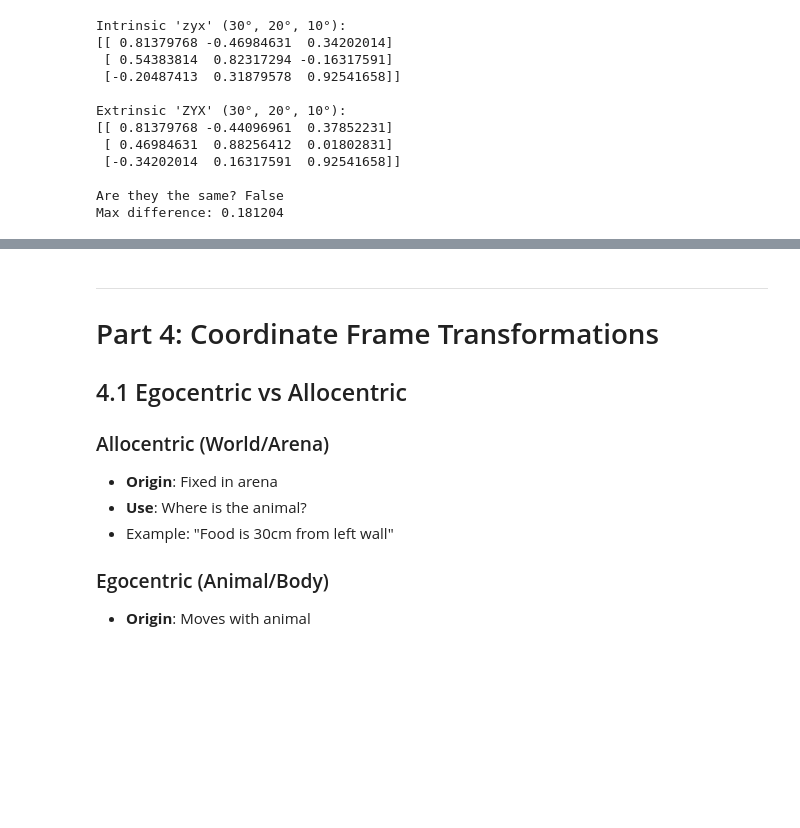
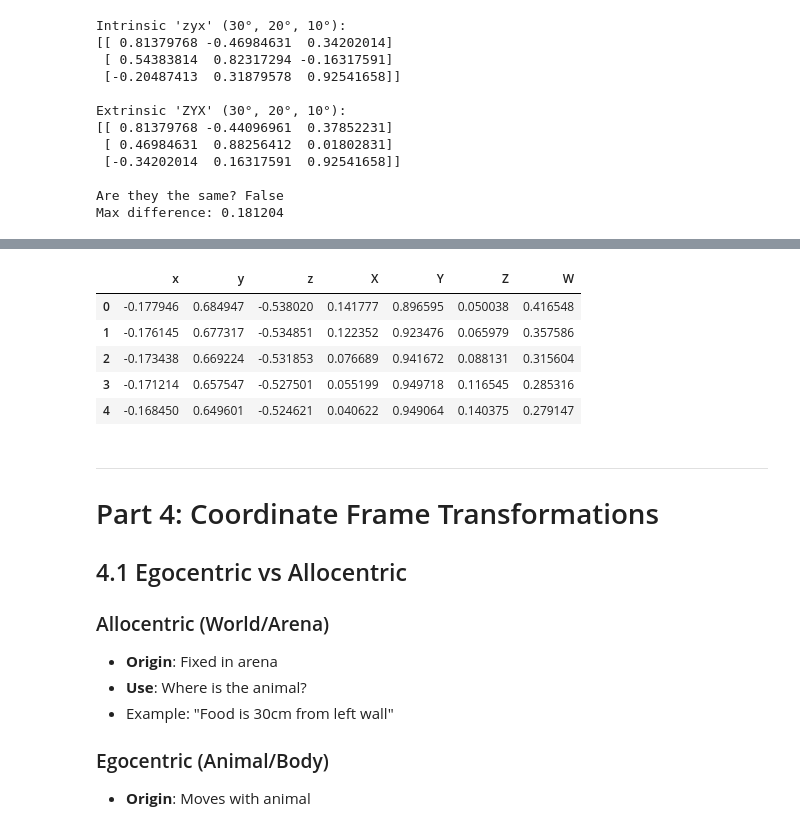
Before and after one commit to miaowangcissy/animal_behavior_analysis_in_python, a Jupyter notebook: day1_foundations/Day1_2_Rotation_Animal_Tracking.ipynb, the cells around one changed output, grey strips where cells are left out. Saved outputs shown, nothing was run; the diff lists cells and outputs as text; code cells hidden in the pictures; blank space fills up the shorter version.

Commit message:
add rotation test

```diff
--- a/day1_foundations/Day1_2_Rotation_Animal_Tracking.ipynb
+++ b/day1_foundations/Day1_2_Rotation_Animal_Tracking.ipynb
@@ -485,3 +532,17 @@ Max difference: 0.181204
+# %%
+# test_data = pd.read_csv('/Users/miao/Documents/phd/behavioral_python/animal_behavior_analysis_in_python/data/rat_pi/rotation_test.csv')
+# test_data.head()
+!curl -O https://raw.githubusercontent.com/miaowangcissy/animal_behavior_analysis_in_python/main/data/rat_pi/rotation_test.csv
+test_data = pd.read_csv('rotation_test.csv')
+test_data.head()
+# here x,y,z are the allocentric coordinates, and X,Y,Z,W are the quaternions representing the orientation of the animal.
+# %% [output]
+|  | x | y | z | X | Y | Z | W |
+| 0 | -0.177946 | 0.684947 | -0.538020 | 0.141777 | 0.896595 | 0.050038 | 0.416548 |
+| 1 | -0.176145 | 0.677317 | -0.534851 | 0.122352 | 0.923476 | 0.065979 | 0.357586 |
+| 2 | -0.173438 | 0.669224 | -0.531853 | 0.076689 | 0.941672 | 0.088131 | 0.315604 |
+| 3 | -0.171214 | 0.657547 | -0.527501 | 0.055199 | 0.949718 | 0.116545 | 0.285316 |
+| 4 | -0.168450 | 0.649601 | -0.524621 | 0.040622 | 0.949064 | 0.140375 | 0.279147 |
 # %% [markdown]
 ---
 
```
Also changed, not shown: parts of 3 cells of this notebook, 1 other file.
